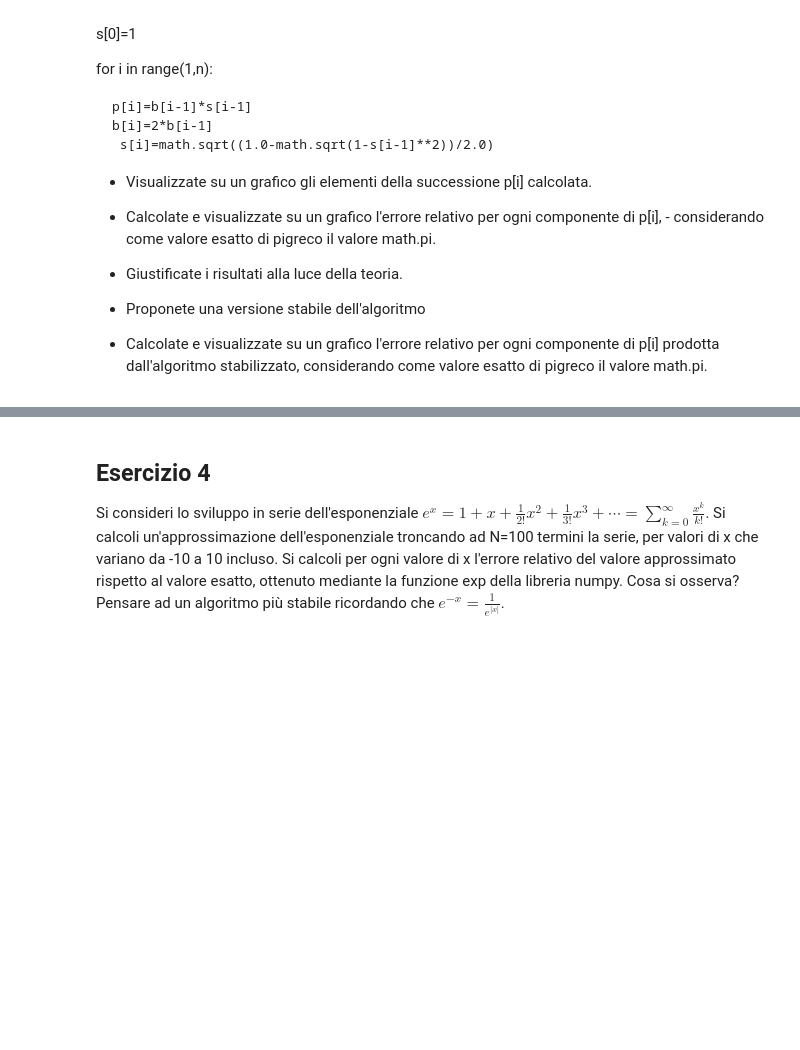
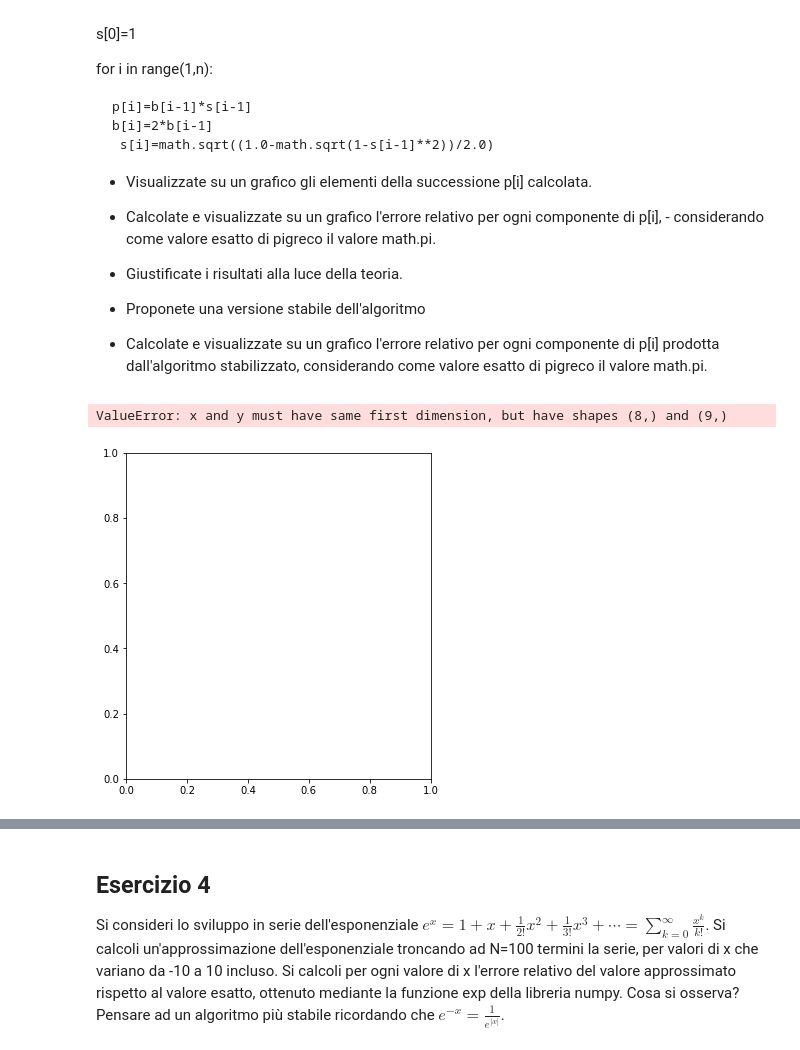
Before and after one commit to rAdamm0/Numerical-Methods-Python, a Jupyter notebook: Esercitazione5.ipynb, the cells around one changed output, grey strips where cells are left out. Cells and saved outputs as stored; diff of their text form; code cells hidden in the pictures; blank space fills up the shorter version.

Commit message:
Correction of first exercise and explanation of the thought process behind

```diff
--- a/Esercitazione5.ipynb
+++ b/Esercitazione5.ipynb
@@ -26,3 +47,13 @@ SyntaxError: invalid decimal literal (1426649476.py, line 2)
 
 Si stabilisca se il problema relativo al calcolo della funzione $f(x)= \frac  {(1+x)-1 }  {x }$ per $x= 10^{-i }$ $  i=1,2,...,20$  risulta essere ben
 condizionato per tutti i valori di x assegnati; verificare sperimentalmente la stabilità numerica dell'algoritmo di valutazione
+# %%
+fx = lambda x: ((1+x)-1)/x
+x = np.array([10**(-x) for x in range(1,21)])
+
+results = fx(x)
+Ealgo = results-1
+
+print('results=',results)
+
+print('Ealgo=',Ealgo)
@@ -50,3 +94,26 @@ for i in range(1,n):
 
 - Calcolate e visualizzate su un grafico l'errore relativo per ogni componente di p[i] prodotta dall'algoritmo stabilizzato, considerando come valore esatto di
 pigreco il valore math.pi.
+# %%
+n = 9
+b = [0 for x in range(0,n)]
+s = [0 for x in range(0,n)]
+p = [0 for x in range(0,n)]
+b[0] = 2
+s[0] = 1
+
+for i in range(1,n):
+    p[i] = b[i-1]*s[i-1]
+    b[i] = 2 * b[i-1]
+    s[i] = math.sqrt((1.0 - math.sqrt(1-s[i-1]**2))/2.0)
+
+Err = np.abs(np.array(p) - math.pi)/math.pi
+
+plt.figure(figsize=(12, 6))
+
+plt.subplot(1,2,1)
+plt.plot(range(1, n), p, marker='o', linestyle='-', color='b')
+plt.show()
+# %% [output]
+ValueError: x and y must have same first dimension, but have shapes (8,) and (9,)
+[figure, added]
```
Also changed, not shown: parts of 3 cells of this notebook.
